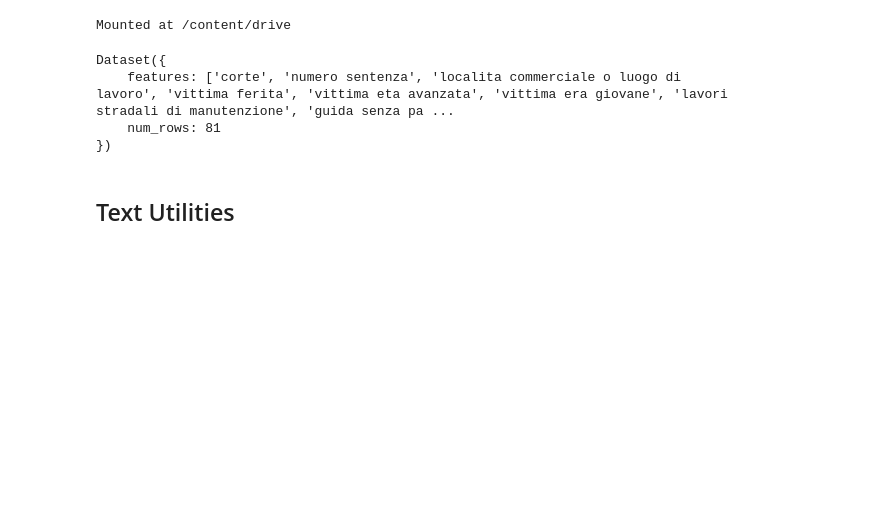
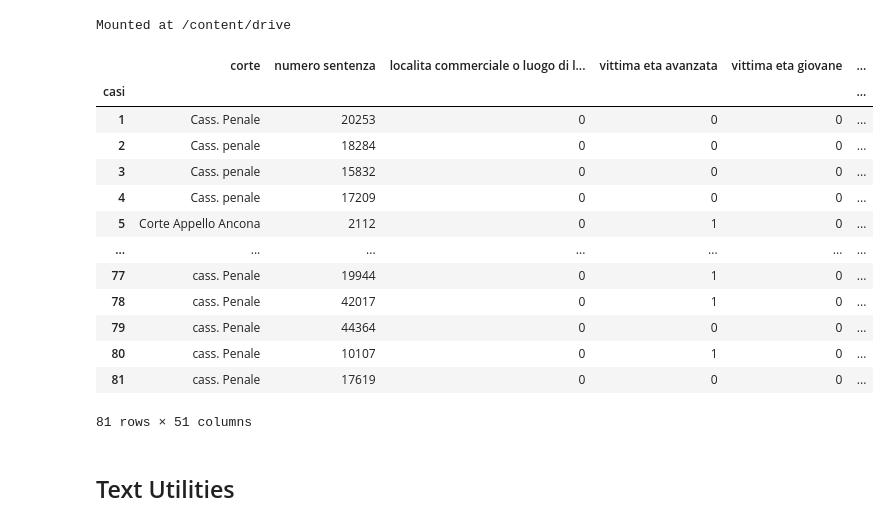
Before and after one commit to ribesstefano/ml4justice-feature-predictor, a Jupyter notebook: notebooks/ml4justice_training.ipynb, the cells around one changed output. Cells and saved outputs as stored; diff of their text form; code cells hidden in the pictures; blank space fills up the shorter version.

```diff
--- a/notebooks/ml4justice_training.ipynb
+++ b/notebooks/ml4justice_training.ipynb
@@ -32,14 +32,22 @@ drive.mount('/content/drive')
 # %% [output]
 Mounted at /content/drive
 # %%
-from datasets import load_from_disk
+import pandas as pd
 
-ds_name = "/content/drive/MyDrive/Colab Notebooks/ml_for_justice/data/sentenze-omicidio-stradale"
-dataset = load_from_disk(ds_name)
-dataset_df = dataset.to_pandas()
-dataset
+dataset_df = pd.read_csv("/content/drive/MyDrive/Colab Notebooks/ml_for_justice/data/processed/dataset-sentenze-omicidio-stradale.csv", index_col=0, encoding='utf-8')
+dataset_df
 # %% [output]
+|  | corte | numero sentenza | localita commerciale o luogo di l... | vittima eta avanzata | vittima eta giovane | ... |
+| casi |  |  |  |  |  | ... |
+| 1 | Cass. Penale | 20253 | 0 | 0 | 0 | ... |
+| 2 | Cass. penale | 18284 | 0 | 0 | 0 | ... |
+| 3 | Cass. penale | 15832 | 0 | 0 | 0 | ... |
+| 4 | Cass. penale | 17209 | 0 | 0 | 0 | ... |
+| 5 | Corte Appello Ancona | 2112 | 0 | 1 | 0 | ... |
+| ... | ... | ... | ... | ... | ... | ... |
+| 77 | cass. Penale | 19944 | 0 | 1 | 0 | ... |
+| 78 | cass. Penale | 42017 | 0 | 1 | 0 | ... |
+| 79 | cass. Penale | 44364 | 0 | 0 | 0 | ... |
+| 80 | cass. Penale | 10107 | 0 | 1 | 0 | ... |
+| 81 | cass. Penale | 17619 | 0 | 0 | 0 | ... |
-Dataset({
-    features: ['corte', 'numero sentenza', 'localita commerciale o luogo di lavoro', 'vittima ferita', 'vittima eta avanzata', 'vittima era giovane', 'lavori stradali di manutenzione', 'guida senza pa ...
-    num_rows: 81
-})
+81 rows × 51 columns
```
Also changed, not shown: parts of 55 cells of this notebook.
